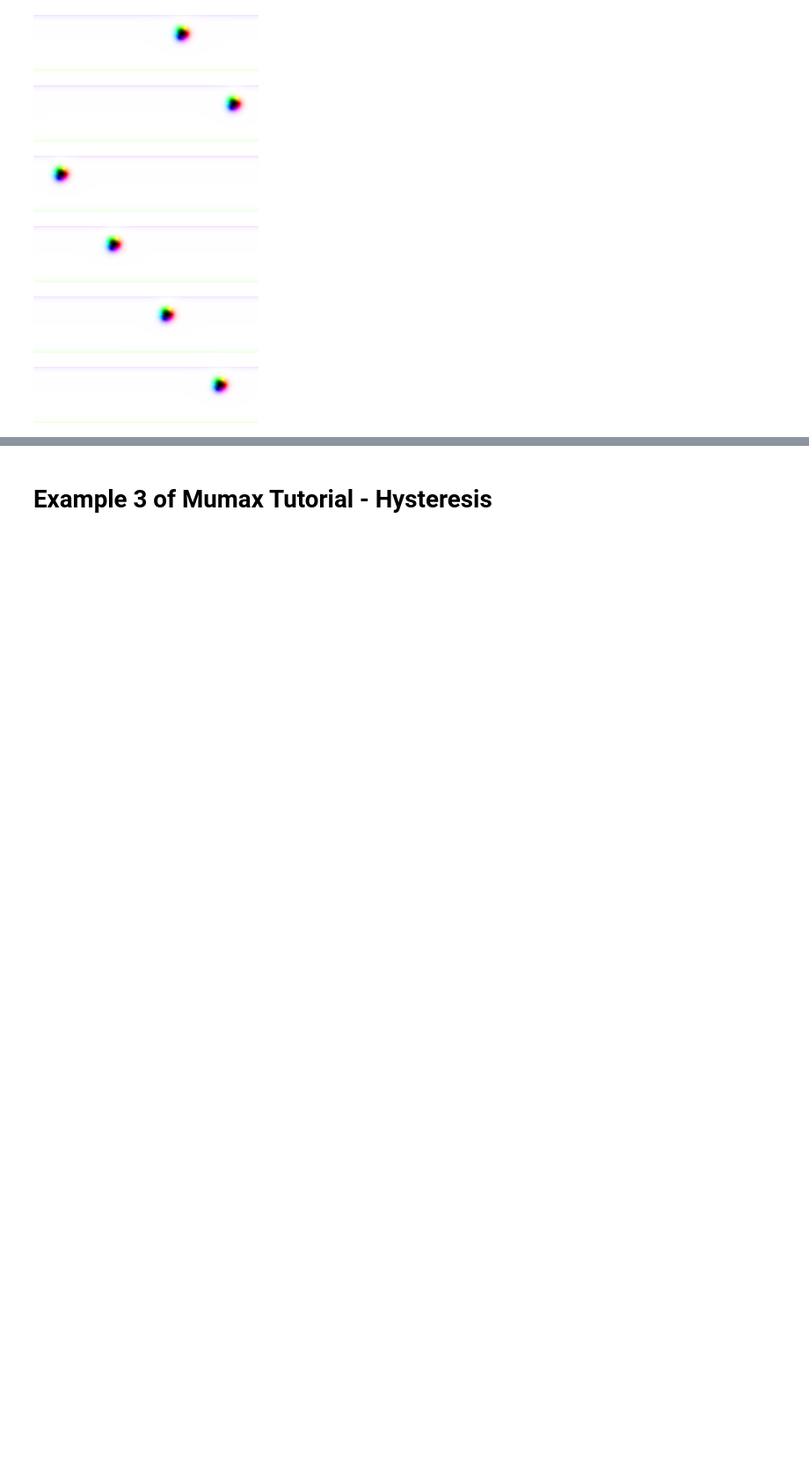
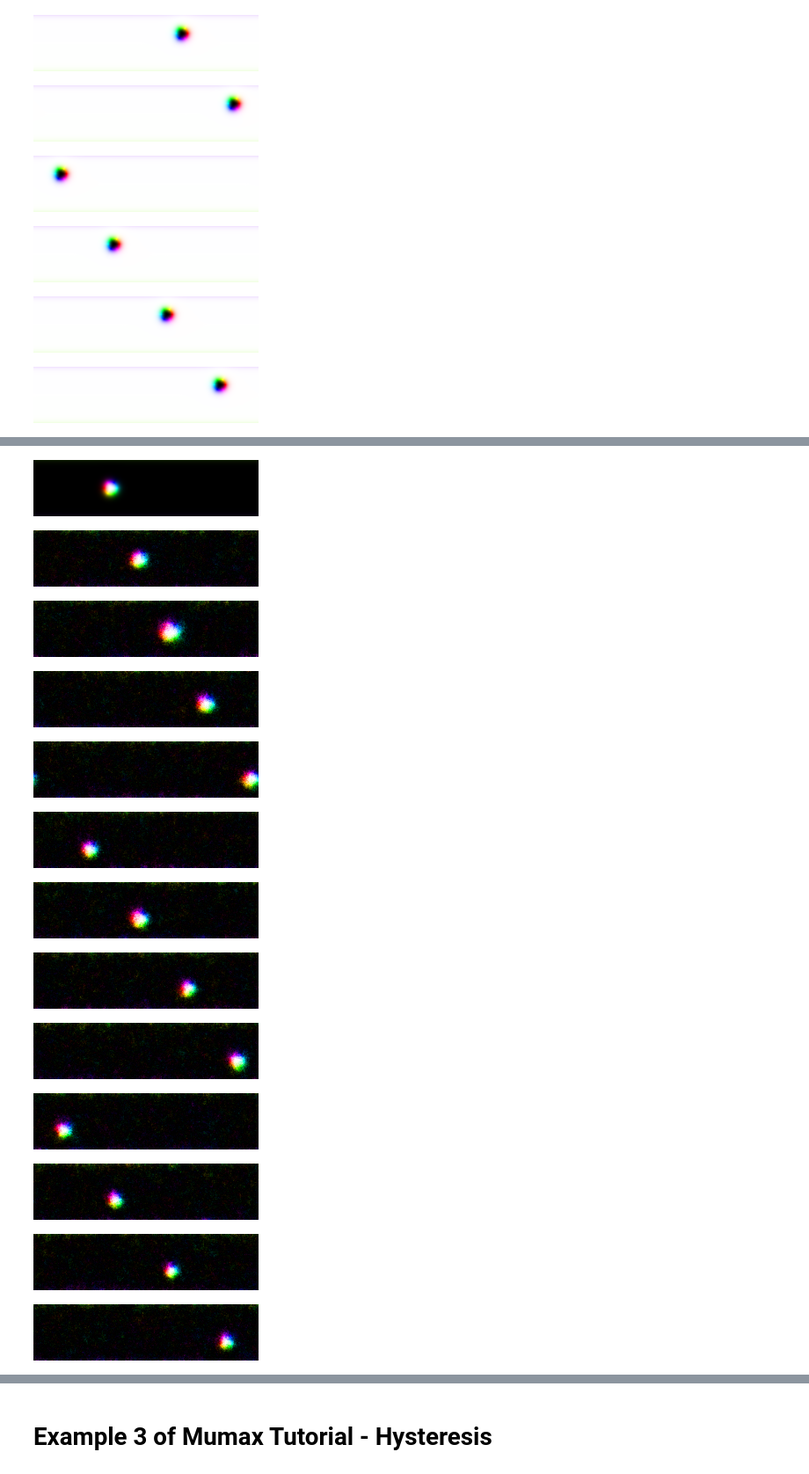
Before and after one commit to dy8656/ESM-Summer-School-2026---Mumax3, a Jupyter notebook: mumax3_ESM_Summer_School_2026_Exercise_solutions.ipynb, the cells around one changed output, grey strips where cells are left out. Shown at 88% size. Drawn from its saved outputs; the diff is of its cells as text; code cells hidden in the pictures; blank space fills up the shorter version.

```diff
--- a/mumax3_ESM_Summer_School_2026_Exercise_solutions.ipynb
+++ b/mumax3_ESM_Summer_School_2026_Exercise_solutions.ipynb
@@ -994,0 +1087,20 @@ run(10e-9)
+# %%
+from IPython.display import Image, display
+
+for i in range(0, 26, 2):
+    filename = f"example2_exercise25.out/m{i:06d}.png"
+    display(Image(filename=filename))
+# %% [output]
+[figure, added]
+[figure, added]
+[figure, added]
+[figure, added]
+[figure, added]
+[figure, added]
+[figure, added]
+[figure, added]
+[figure, added]
+[figure, added]
+[figure, added]
+[figure, added]
+[figure, added]
```
Also changed, not shown: parts of 31 cells of this notebook.
